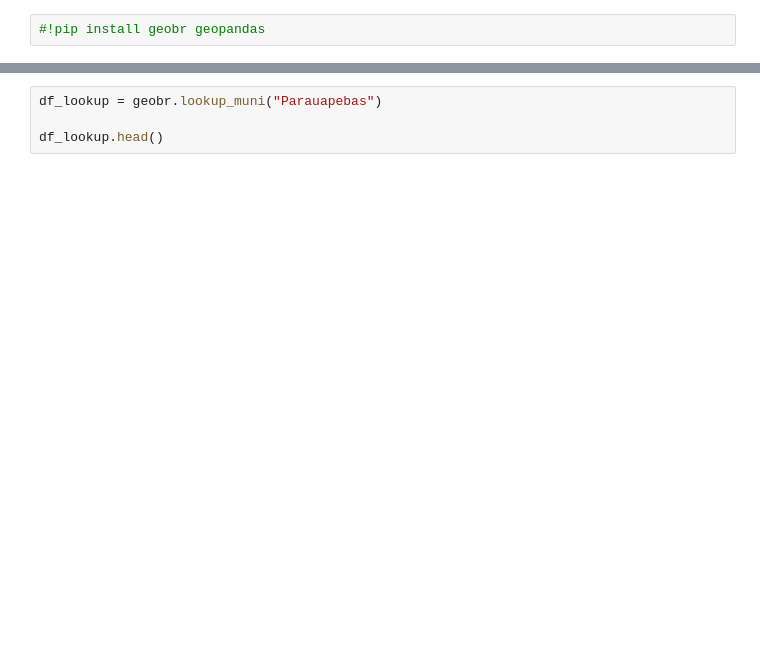
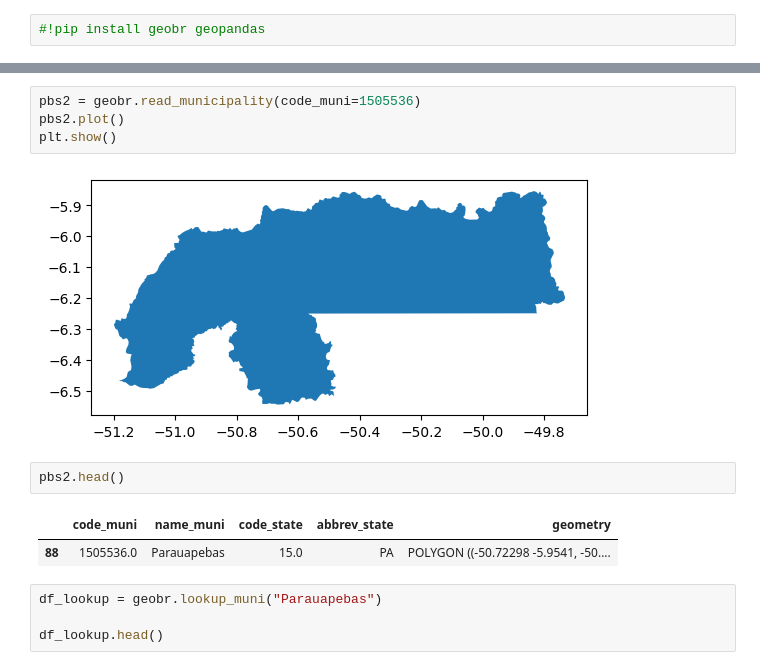
Before and after one commit to jamessonGIT/python, a Jupyter notebook: script2.ipynb, the cells around one changed output, grey strips where cells are left out. Cells and saved outputs as stored; diff of their text form; blank space fills up the shorter version.

```diff
--- a/script2.ipynb
+++ b/script2.ipynb
@@ -24,3 +53,14 @@ pbs.to_file("municipios_PA.gpkg", driver="GPKG", layer="municipios_PA")
+# %%
+pbs2 = geobr.read_municipality(code_muni=1505536)
+pbs2.plot()
+plt.show()
+# %% [output]
+[figure, added]
+# %%
+pbs2.head()
+# %% [output]
+|  | code_muni | name_muni | code_state | abbrev_state | geometry |
+| 88 | 1505536.0 | Parauapebas | 15.0 | PA | POLYGON ((-50.72298 -5.9541, -50.... |
 # %%
 df_lookup = geobr.lookup_muni("Parauapebas")
 
```
Also changed, not shown: parts of 4 cells of this notebook.
